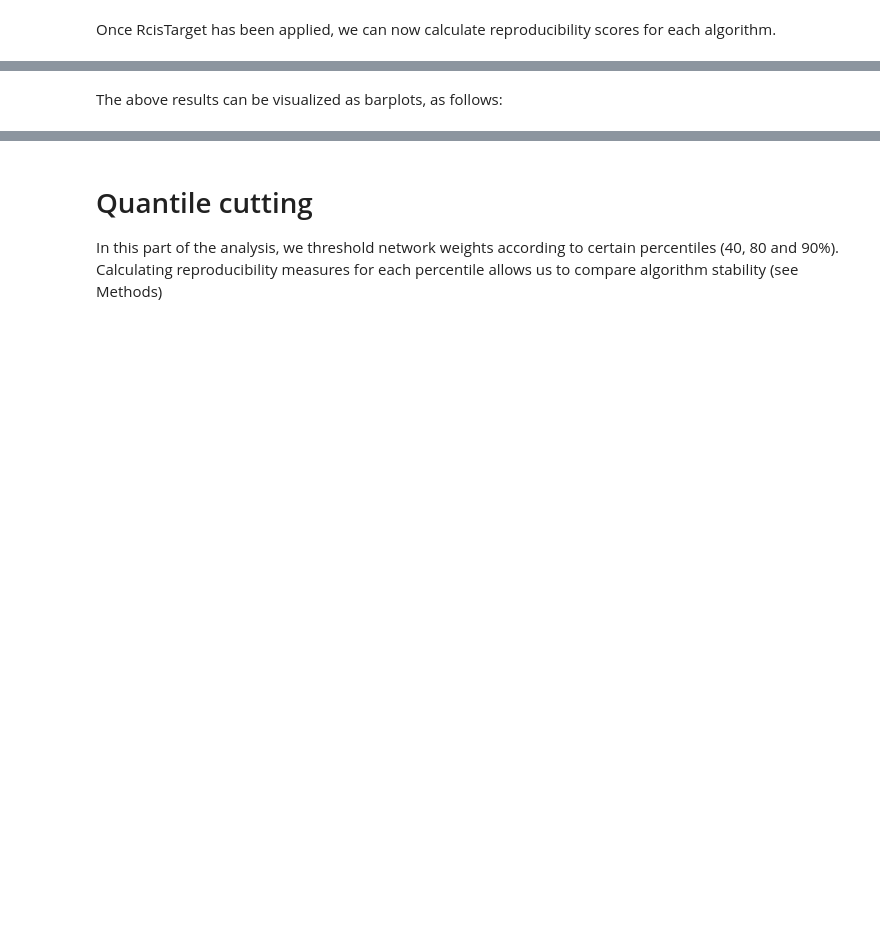
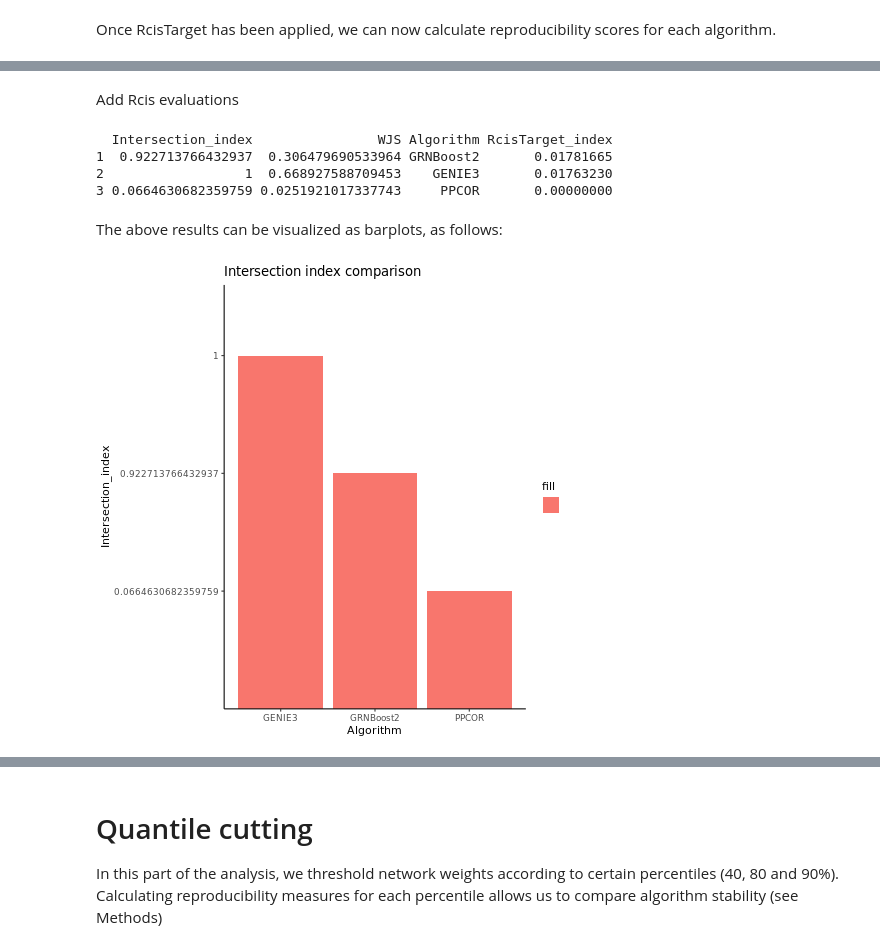
Before and after one commit to cantinilab/scNET, a Jupyter notebook: Algorithm_Comparison.ipynb, the cells around one changed output, grey strips where cells are left out. Saved outputs shown, nothing was run; the diff lists cells and outputs as text; code cells hidden in the pictures; blank space fills up the shorter version.

Commit message:
fixed a few bugs in R functions and in the main jupyter notebook, produced a new .yaml file

```diff
--- a/Algorithm_Comparison.ipynb
+++ b/Algorithm_Comparison.ipynb
@@ -11,6 +11,12 @@ By default, this markdown performs reproducibility analysis for Human Retina dat
 # Setting the scNET environment
 
 Before loading data, make sure that the scNET environment has been correctly created and activated (see Github README). Additionally, run the following code to ensure an R interface with `jupyter notebook`
+# %%
+import os
+
+#INSERT HERE THE BASE DIRECTORY OF scNet
+scnet_dir = "/home/daniele.capocefalo/homeSing/scHMLNs/scNET"
+os.chdir(scnet_dir)
 # %%
 ###interface with R
 %load_ext rpy2.ipython
@@ -249,2 +294,10 @@ Rcis_PPCOR = Custom.Rcis(input.dir='scNET/Results',
 # %% [markdown]
 Once RcisTarget has been applied, we can now calculate reproducibility scores for each algorithm.
+# %%
+%%R -i res_dir
+source(file.path(scnet_dir, 'Functions.R'))
+
+
+###Results
+Results= Reproducibility.stats(c('GRNBoost2','GENIE3', 'PPCOR'),
+                               Results.dir= res_dir)
@@ -251,30 +317,29 @@ Once RcisTarget has been applied, we can now calculate reproducibility scores fo
+# %% [markdown]
+Add Rcis evaluations
 # %%
-%%R
-
-###Results
-Results= Reproducibility.stats(c('GRNBoost2*.tsv','GENIE3*.tsv', 'PPCOR*.tsv'),
-                               Results.dir= 'scNET/Results')
+%%R -i res_dir
 
 Results[,'RcisTarget_index']= c(Rcis.percent(Rcis_GRNBoost2),
                                Rcis.percent(Rcis_GENIE3),
                                Rcis.percent(Rcis_PPCOR))
 
 Results
+# %% [output]
+  Intersection_index                WJS Algorithm RcisTarget_index
+1  0.922713766432937  0.306479690533964 GRNBoost2       0.01781665
+2                  1  0.668927588709453    GENIE3       0.01763230
+3 0.0664630682359759 0.0251921017337743     PPCOR       0.00000000
 # %% [markdown]
 The above results can be visualized as barplots, as follows:
 # %%
 %%R
+
+library(ggplot2)
 
 ###Plotting results
 
 ggplot(data=Results, aes(x=Algorithm, y= Intersection_index, fill='')) +
 geom_bar(stat="identity")+
-ggtitle('Intersection index comparison')
-
-ggplot(data=Results, aes(x=Algorithm, y= WJS, fill='')) +
-geom_bar(stat="identity")+
-ggtitle('WJS comparison')
-
-ggplot(data=Results, aes(x=Algorithm, y= RcisTarget_index, fill='')) +
-geom_bar(stat="identity")+
-ggtitle('RcisTarget score comparison')
+ggtitle('Intersection index comparison') + theme_classic()
+# %% [output]
+[figure, added]
```
Also changed, not shown: parts of 20 cells of this notebook, 4 other files.
